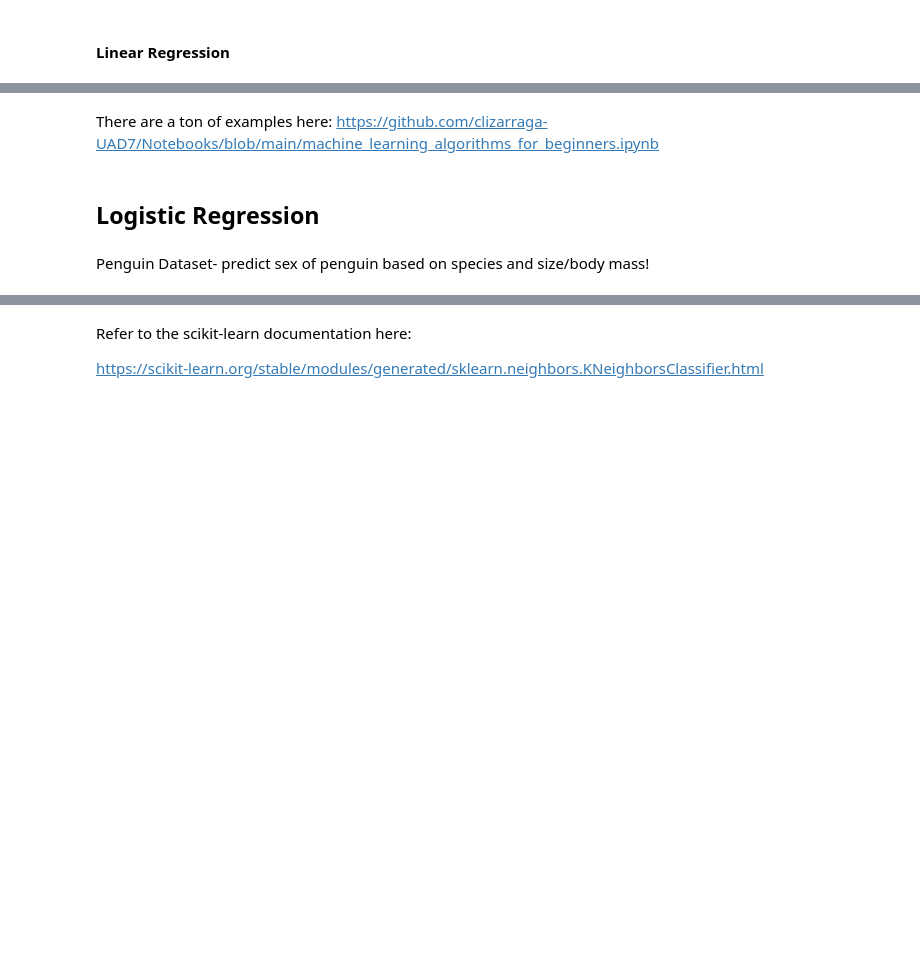
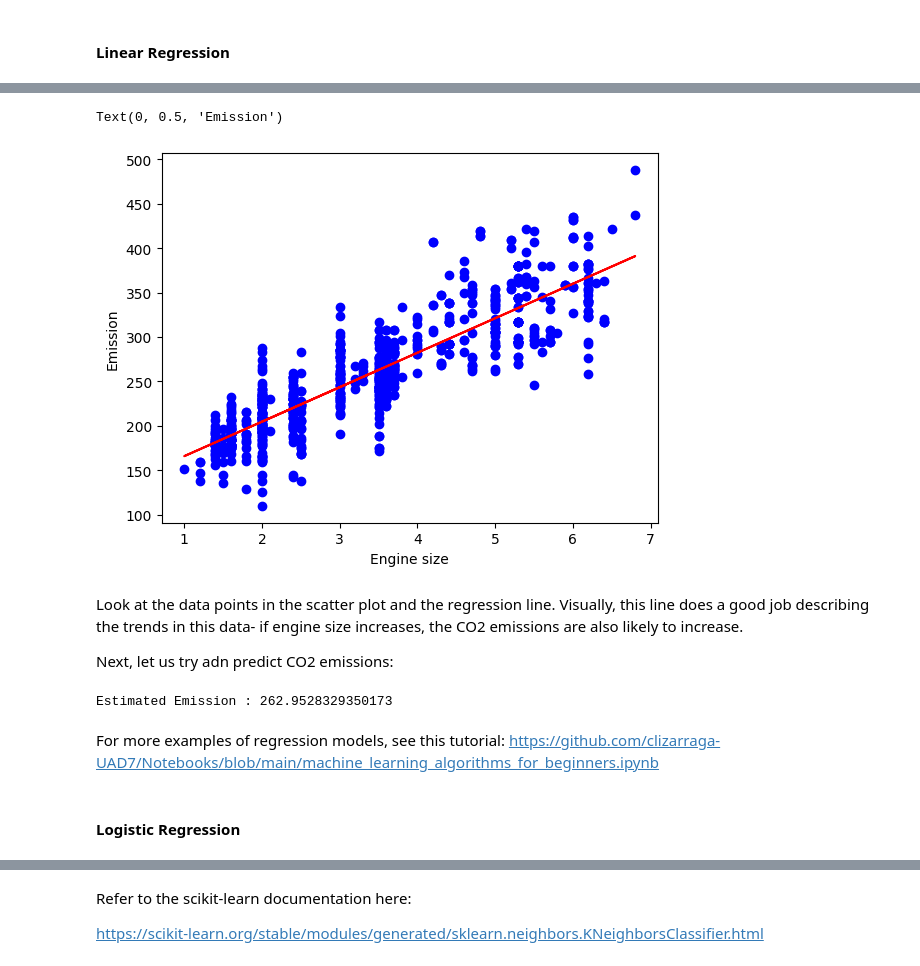
Before and after one commit to ua-datalab/Workshops, a Jupyter notebook: Machine_Learning_Basics_Scikit_learn_Unveiled/Machine_Learning_Basics_Scikit_learn_Unveiled.ipynb, the cells around one changed output, grey strips where cells are left out. Saved outputs shown, nothing was run; the diff lists cells and outputs as text; code cells hidden in the pictures; blank space fills up the shorter version.

```diff
--- a/Machine_Learning_Basics_Scikit_learn_Unveiled/Machine_Learning_Basics_Scikit_learn_Unveiled.ipynb
+++ b/Machine_Learning_Basics_Scikit_learn_Unveiled/Machine_Learning_Basics_Scikit_learn_Unveiled.ipynb
@@ -171,7 +249,31 @@ Some of the most common supervised learning algorithms include:
+# %%
+# Plotting the regression line:
+plt.scatter(train["ENGINESIZE"], train["CO2EMISSIONS"], color='blue')
+plt.plot(train_x, regr.coef_*train_x + regr.intercept_, '-r')
+plt.xlabel("Engine size")
+plt.ylabel("Emission")
+# %% [output]
+Text(0, 0.5, 'Emission')
+[figure, added]
+# %% [markdown]
+Look at the data points in the scatter plot and the regression line. Visually, this line does a good job describing the trends in this data- if engine size increases, the CO2 emissions are also likely to increase.
+
+Next, let us try adn predict CO2 emissions:
+# %%
+
+# Function for predicting future values :
+def get_regression_predictions(input_features,intercept,slope):
+ predicted_values = input_features*slope + intercept
+ return predicted_values
+
+# Example predicting emission for future car:
+my_engine_size = 3.5
+estimatd_emission = get_regression_predictions(my_engine_size,regr.intercept_[0],regr.coef_[0][0])
+print ("Estimated Emission :",estimatd_emission)
+# %% [output]
+Estimated Emission : 262.9528329350173
 # %% [markdown]
-There are a ton of examples here: https://github.com/clizarraga-UAD7/Notebooks/blob/main/machine_learning_algorithms_for_beginners.ipynb
+For more examples of regression models, see this tutorial: https://github.com/clizarraga-UAD7/Notebooks/blob/main/machine_learning_algorithms_for_beginners.ipynb
 # %% [markdown]
-## Logistic Regression
+#### Logistic Regression
-# %% [markdown]
-Penguin Dataset- predict sex of penguin based on species and size/body mass!
 # %% [markdown]
```
Also changed, not shown: parts of 14 cells of this notebook.
